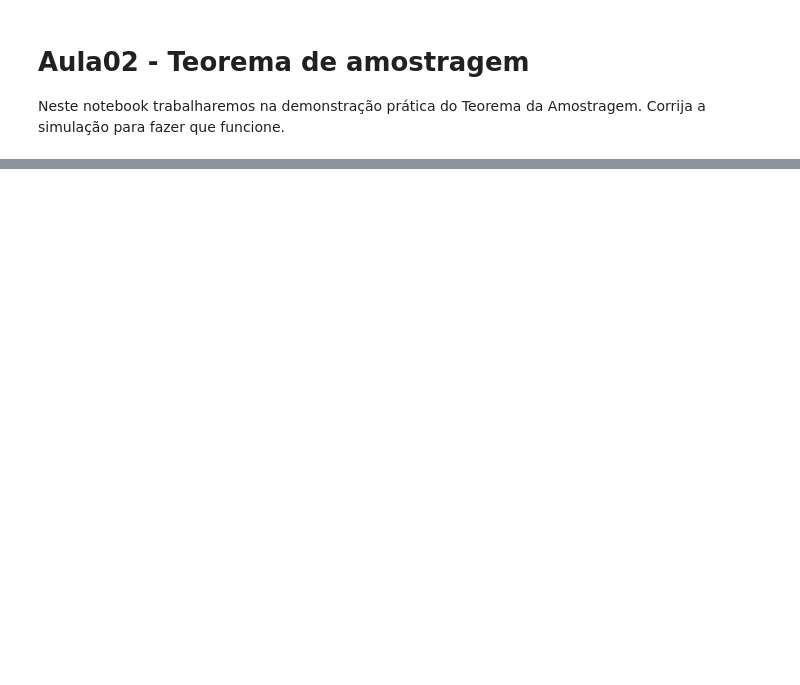
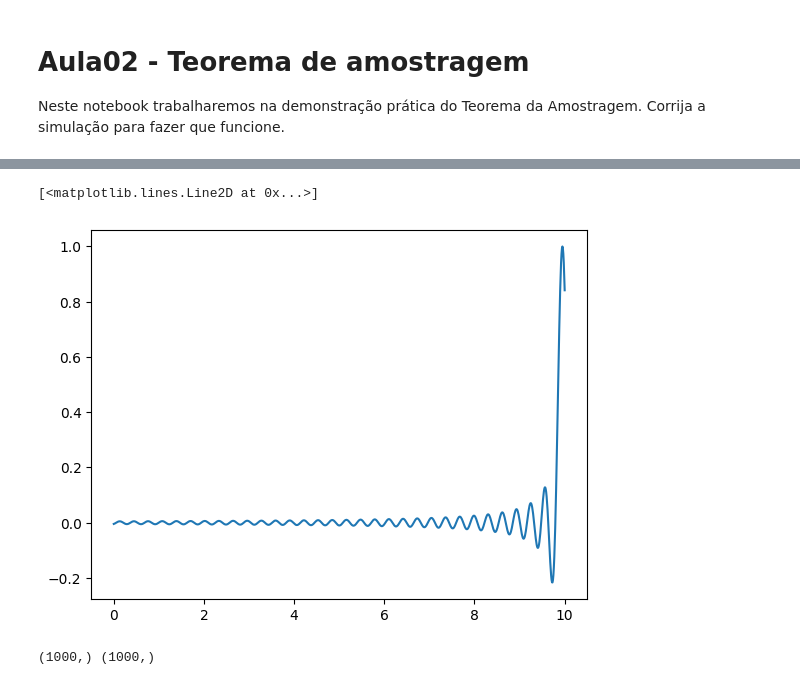
Before and after one commit to 2023-2-INF0413-PDSI/materiais, a Jupyter notebook: le02_teorema-amostragem/le02_teorema-amostragem-aluno.ipynb, the cells around one changed output, grey strips where cells are left out. Drawn from its saved outputs; the diff is of its cells as text; code cells hidden in the pictures; blank space fills up the shorter version.

```diff
--- a/le02_teorema-amostragem/le02_teorema-amostragem-aluno.ipynb
+++ b/le02_teorema-amostragem/le02_teorema-amostragem-aluno.ipynb
@@ -46,3 +51,14 @@ for tt in range(len(t)):
+# %%
+sinc = np.sin((t - nn*Ts) / Ts) / ((t - nn*Ts) / Ts)
+
+plt.plot(t, sinc)
+# %% [output]
+[<matplotlib.lines.Line2D at 0x...>]
+[figure, added]
+# %%
+print(t.shape, sinc.shape)
+# %% [output]
+(1000,) (1000,)
 # %%
 # Plot sinal analógico
 fig, ax = plt.subplots()
```
Also changed, not shown: parts of 7 cells of this notebook.
